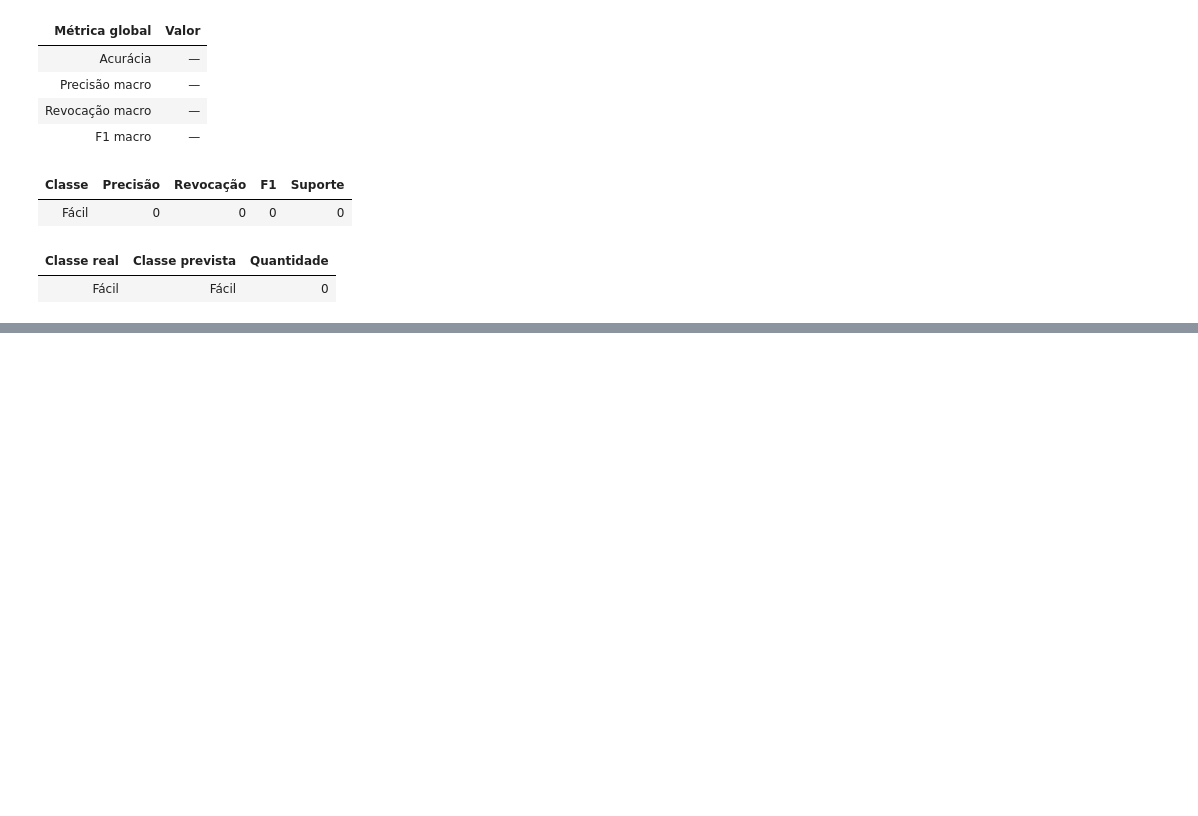
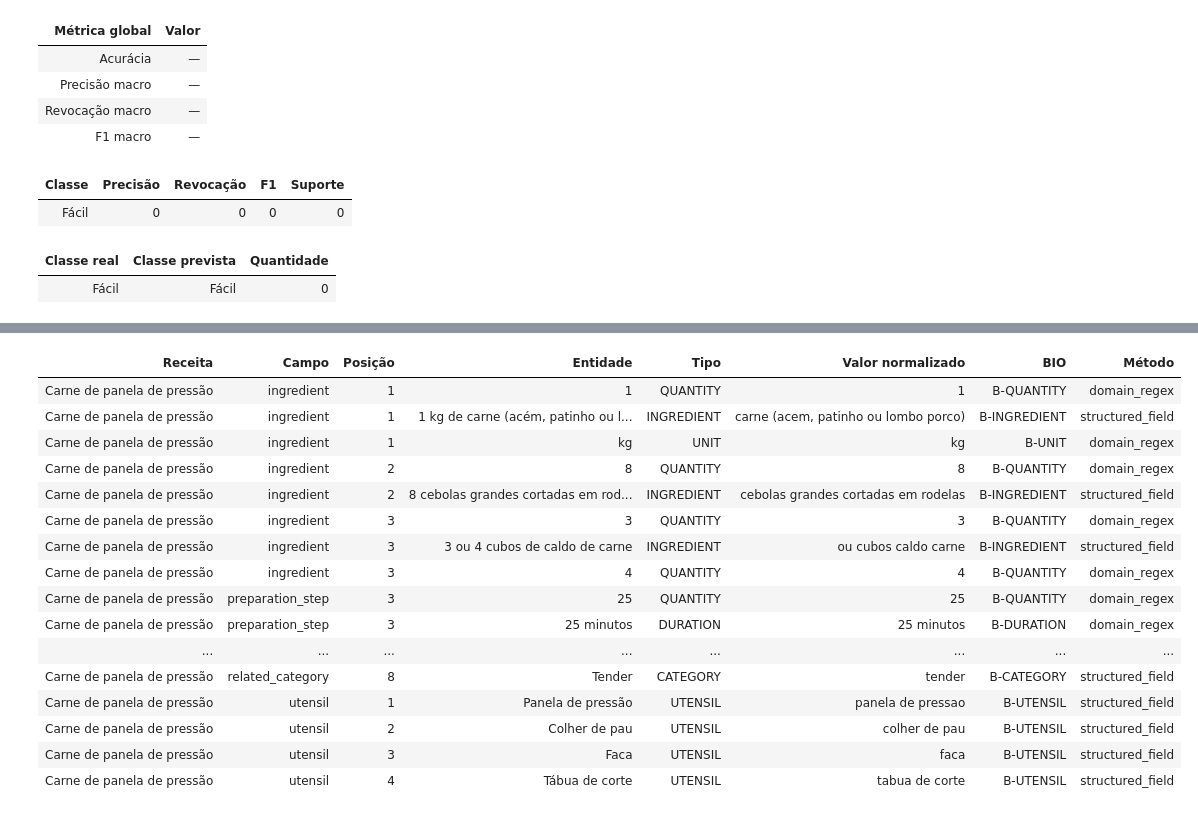
Before and after one commit to PHPacheco/Raspagem, a Jupyter notebook: notebooks/Trabalho PLN.ipynb, the cells around one changed output, grey strips where cells are left out. Drawn from its saved outputs; the diff is of its cells as text; code cells hidden in the pictures; blank space fills up the shorter version.

```diff
--- a/notebooks/Trabalho PLN.ipynb
+++ b/notebooks/Trabalho PLN.ipynb
@@ -416,0 +497,21 @@ metricas = (classificacao or {}).get("metrics", [])
+# %%
+entidades = (linguistica or {}).get("entities", [])
+            display(HTML("Entidades de domínio já exibidas no output."))
+# %% [output]
+| Receita | Campo | Posição | Entidade | Tipo | Valor normalizado | BIO | Método |
+| Carne de panela de pressão | ingredient | 1 | 1 | QUANTITY | 1 | B-QUANTITY | domain_regex |
+| Carne de panela de pressão | ingredient | 1 | 1 kg de carne (acém, patinho ou l... | INGREDIENT | carne (acem, patinho ou lombo porco) | B-INGREDIENT | structured_field |
+| Carne de panela de pressão | ingredient | 1 | kg | UNIT | kg | B-UNIT | domain_regex |
+| Carne de panela de pressão | ingredient | 2 | 8 | QUANTITY | 8 | B-QUANTITY | domain_regex |
+| Carne de panela de pressão | ingredient | 2 | 8 cebolas grandes cortadas em rod... | INGREDIENT | cebolas grandes cortadas em rodelas | B-INGREDIENT | structured_field |
+| Carne de panela de pressão | ingredient | 3 | 3 | QUANTITY | 3 | B-QUANTITY | domain_regex |
+| Carne de panela de pressão | ingredient | 3 | 3 ou 4 cubos de caldo de carne | INGREDIENT | ou cubos caldo carne | B-INGREDIENT | structured_field |
+| Carne de panela de pressão | ingredient | 3 | 4 | QUANTITY | 4 | B-QUANTITY | domain_regex |
+| Carne de panela de pressão | preparation_step | 3 | 25 | QUANTITY | 25 | B-QUANTITY | domain_regex |
+| Carne de panela de pressão | preparation_step | 3 | 25 minutos | DURATION | 25 minutos | B-DURATION | domain_regex |
+| ... | ... | ... | ... | ... | ... | ... | ... |
+| Carne de panela de pressão | related_category | 8 | Tender | CATEGORY | tender | B-CATEGORY | structured_field |
+| Carne de panela de pressão | utensil | 1 | Panela de pressão | UTENSIL | panela de pressao | B-UTENSIL | structured_field |
+| Carne de panela de pressão | utensil | 2 | Colher de pau | UTENSIL | colher de pau | B-UTENSIL | structured_field |
+| Carne de panela de pressão | utensil | 3 | Faca | UTENSIL | faca | B-UTENSIL | structured_field |
+| Carne de panela de pressão | utensil | 4 | Tábua de corte | UTENSIL | tabua de corte | B-UTENSIL | structured_field |
```
Also changed, not shown: parts of 14 cells of this notebook, 6 other files.
